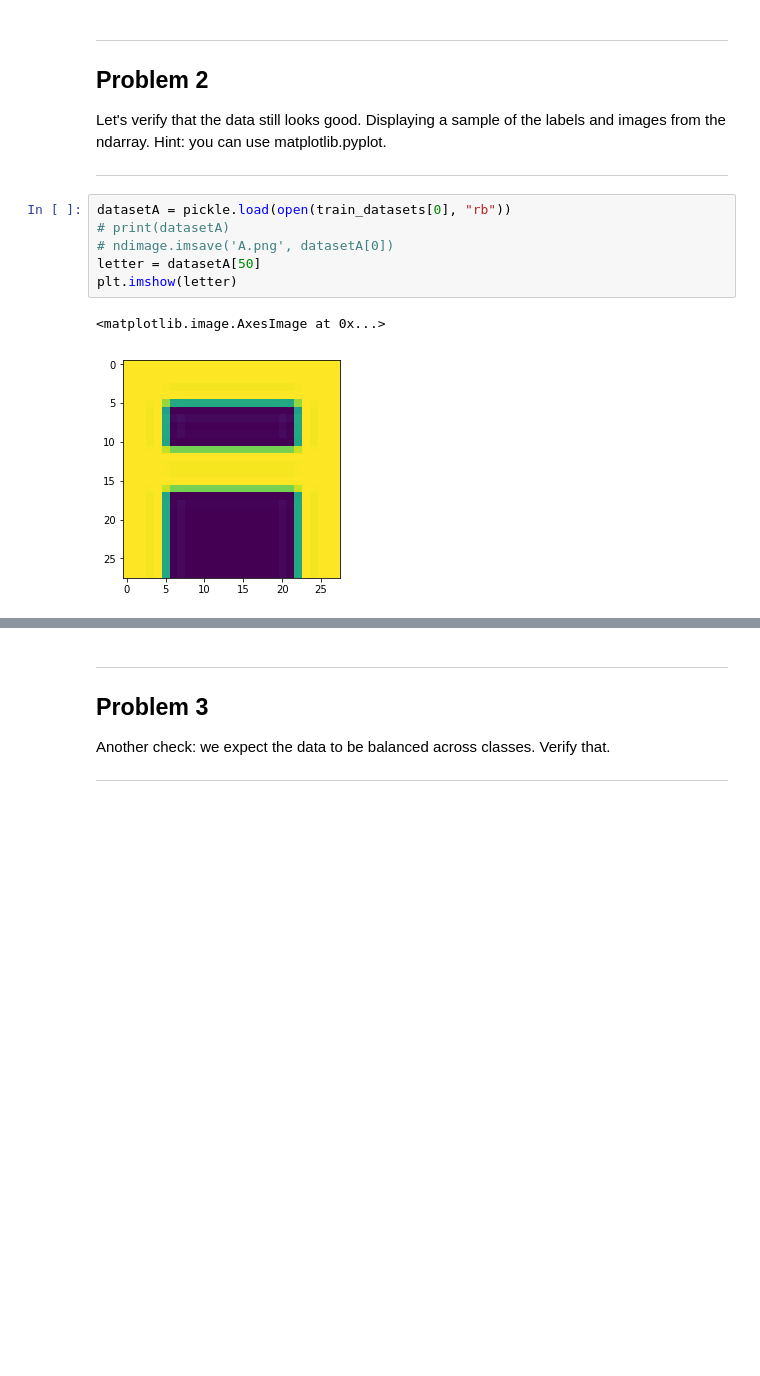
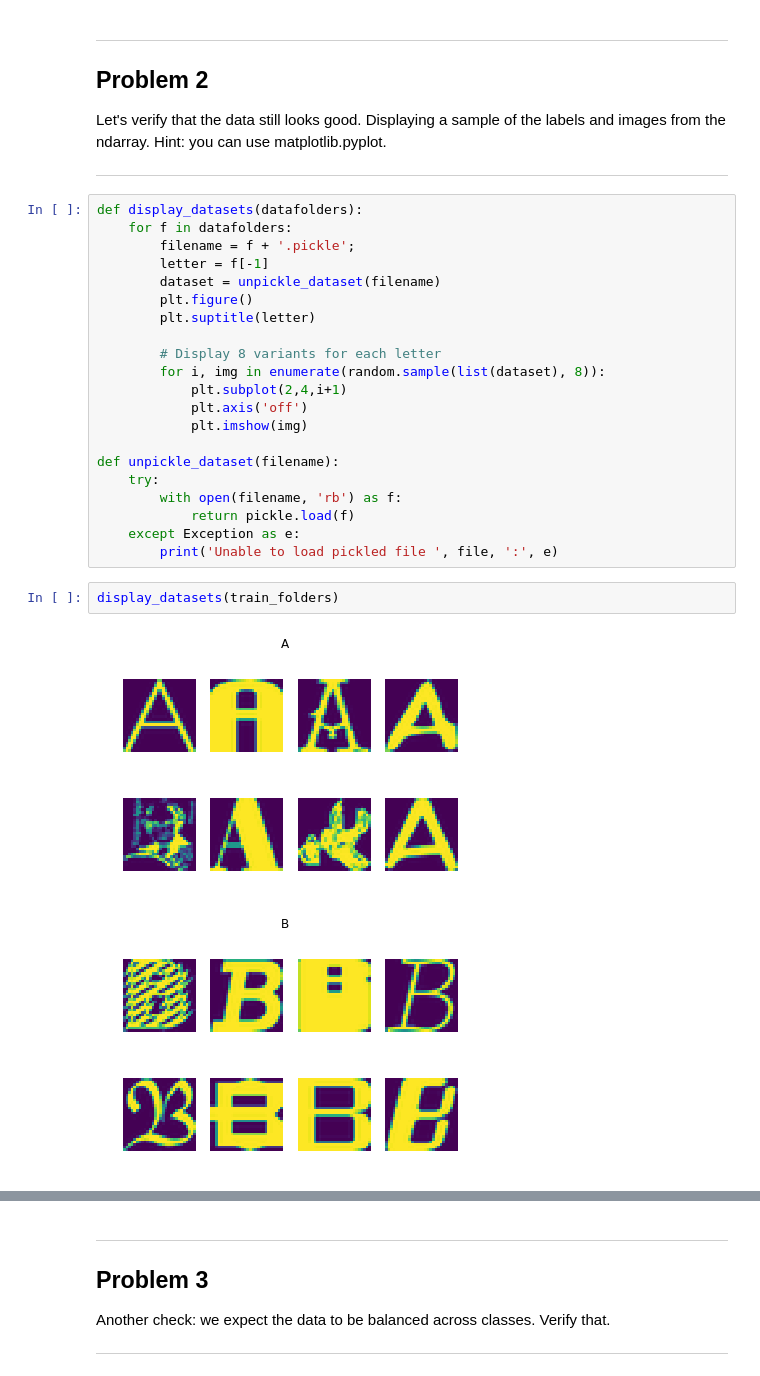
Before and after one commit to pvhee/deeplearning_experiments, a Jupyter notebook: 1_notmnist.ipynb, the cells around one changed output, grey strips where cells are left out. Drawn from its saved outputs; the diff is of its cells as text; blank space fills up the shorter version.

Commit message:
Displaying a random selection of the pickled set

```diff
--- a/1_notmnist.ipynb
+++ b/1_notmnist.ipynb
@@ -214,12 +214,29 @@ Problem 2
 Let's verify that the data still looks good. Displaying a sample of the labels and images from the ndarray. Hint: you can use matplotlib.pyplot.
 
 ---
-# %%
-datasetA = pickle.load(open(train_datasets[0], "rb"))
-# print(datasetA)
-# ndimage.imsave('A.png', datasetA[0])
-letter = datasetA[50]
-plt.imshow(letter)
-# %% [output]
-<matplotlib.image.AxesImage at 0x...>
-[figure, removed]
+# %%
+def display_datasets(datafolders):
+    for f in datafolders:
+        filename = f + '.pickle';
+        letter = f[-1]
+        dataset = unpickle_dataset(filename)
+        plt.figure()
+        plt.suptitle(letter)
+
+        # Display 8 variants for each letter
+        for i, img in enumerate(random.sample(list(dataset), 8)):
+            plt.subplot(2,4,i+1)
+            plt.axis('off')
+            plt.imshow(img)
+
+def unpickle_dataset(filename):
+    try:
+        with open(filename, 'rb') as f:
+            return pickle.load(f)
+    except Exception as e:
+        print('Unable to load pickled file ', file, ':', e)
+# %%
+display_datasets(train_folders)
+# %% [output]
+[figure, added]
+[figure, added]
```
Also changed, not shown: parts of 2 cells of this notebook.
